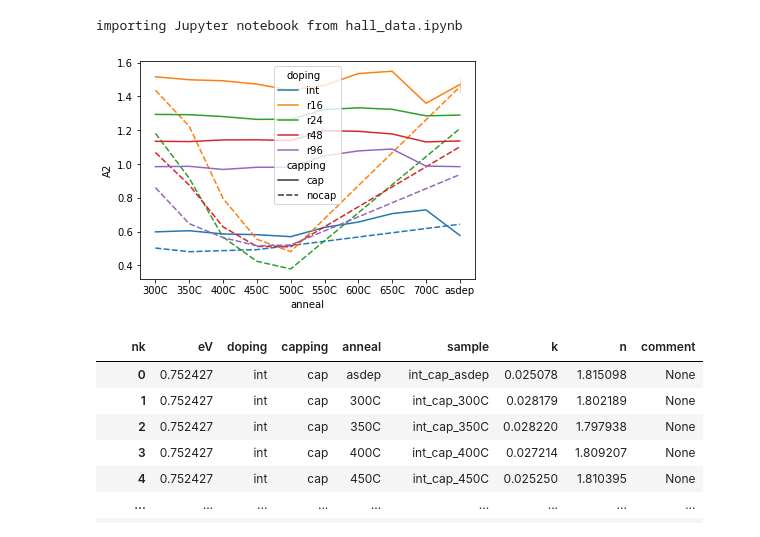
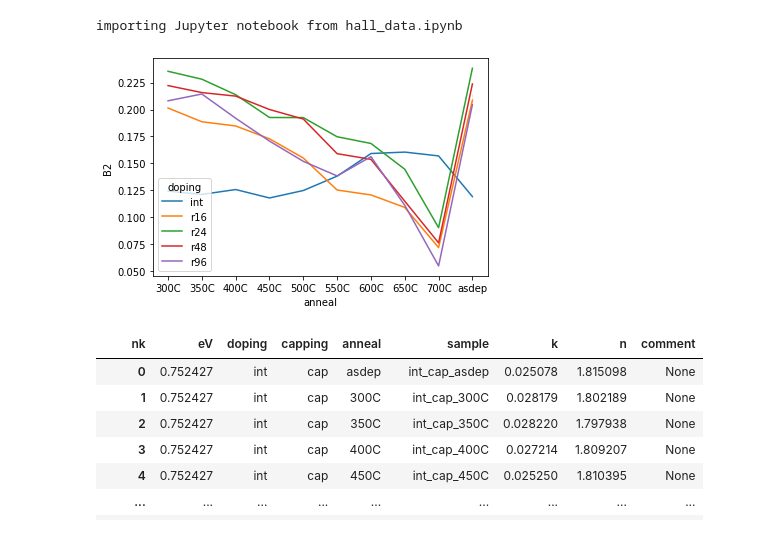
Before and after one commit to peltBartvan/msc-thesis, a Jupyter notebook: scripts/SE_batch_data.ipynb, the cells around one changed output. Saved outputs shown, nothing was run; the diff lists cells and outputs as text; code cells hidden in the pictures.

```diff
--- a/scripts/SE_batch_data.ipynb
+++ b/scripts/SE_batch_data.ipynb
@@ -31,20 +31,20 @@ optics = pd.concat([
 # %%
 import seaborn as sns
 def get_params(x):
     values = x.sample_name.split('_')
     keys = ['doping', 'capping', 'anneal']
     return pd.Series({**x, **dict(zip(keys, values))})
 
 
 if __name__ == '__main__':
     sns.lineplot(x = 'anneal',
-                y = 'A2',
+                y = 'B2',
                 hue = 'doping',
-                style = 'capping',
-                data  = parameters.rename(columns = {' ': 'sample_name'}).apply(get_params, axis = 1),
+                #style = 'capping',
+                data  = parameters.rename(columns = {' ': 'sample_name'}).apply(get_params, axis = 1).query('capping == "cap"'),
                )
 # %% [output]
-[figure, old version]
+[figure, new version]
 # %%
 temp = optics.rename(columns = lambda x: tuple(x.split(', ')))
 temp = temp.reindex(columns = pd.MultiIndex.from_tuples(temp.columns, names = ['nk', 'sample']))
```
Also changed, not shown: 5 other files.
